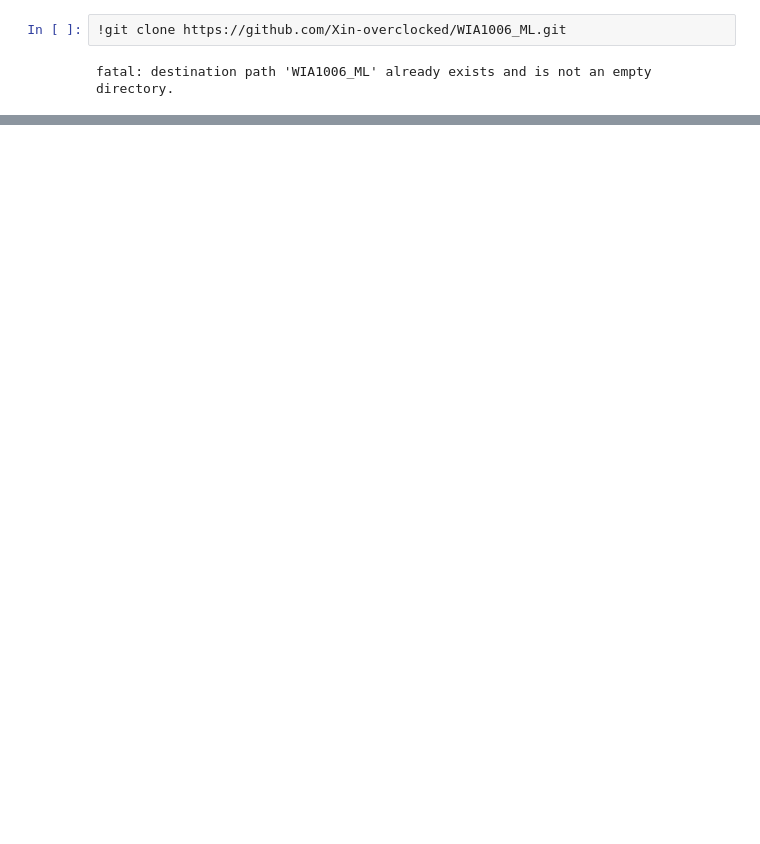
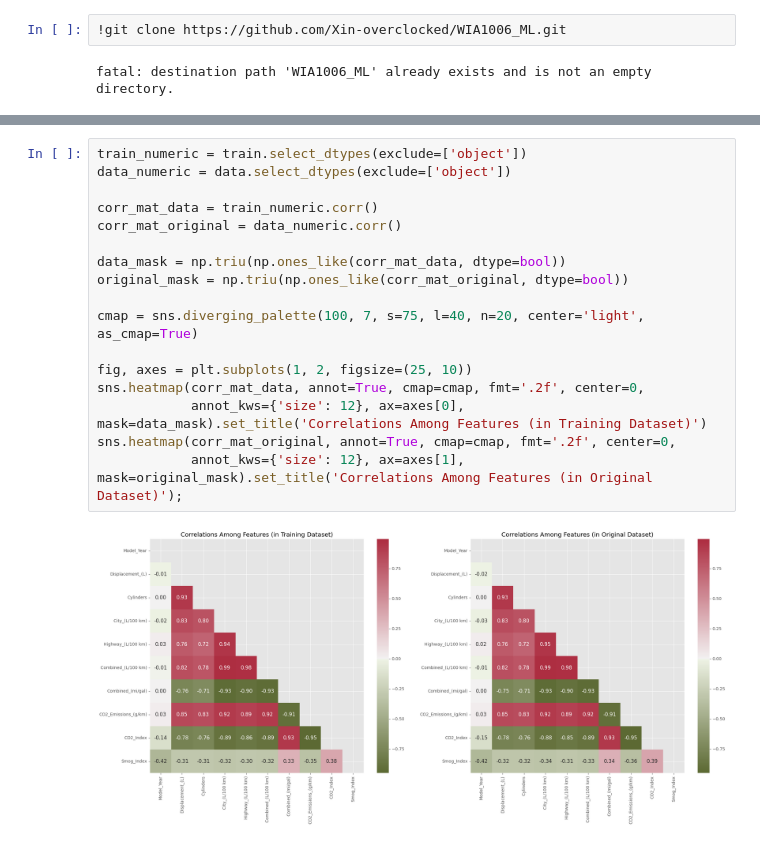
Before and after one commit to Xin-overclocked/WIA1006_ML, a Jupyter notebook: Transportation_Datasets.ipynb, the cells around one changed output, grey strips where cells are left out. Drawn from its saved outputs; the diff is of its cells as text; blank space fills up the shorter version.

```diff
--- a/Transportation_Datasets.ipynb
+++ b/Transportation_Datasets.ipynb
@@ -10,0 +305,19 @@ data = pd.read_csv('/content/WIA1006_ML/am2015-2019-cotes-de-consommation-de-car
+# %%
+train_numeric = train.select_dtypes(exclude=['object'])
+data_numeric = data.select_dtypes(exclude=['object'])
+
+corr_mat_data = train_numeric.corr()
+corr_mat_original = data_numeric.corr()
+
+data_mask = np.triu(np.ones_like(corr_mat_data, dtype=bool))
+original_mask = np.triu(np.ones_like(corr_mat_original, dtype=bool))
+
+cmap = sns.diverging_palette(100, 7, s=75, l=40, n=20, center='light', as_cmap=True)
+
+fig, axes = plt.subplots(1, 2, figsize=(25, 10))
+sns.heatmap(corr_mat_data, annot=True, cmap=cmap, fmt='.2f', center=0,
+            annot_kws={'size': 12}, ax=axes[0], mask=data_mask).set_title('Correlations Among Features (in Training Dataset)')
+sns.heatmap(corr_mat_original, annot=True, cmap=cmap, fmt='.2f', center=0,
+            annot_kws={'size': 12}, ax=axes[1], mask=original_mask).set_title('Correlations Among Features (in Original Dataset)');
+# %% [output]
+[figure, added]
```
Also changed, not shown: parts of 39 cells of this notebook.
